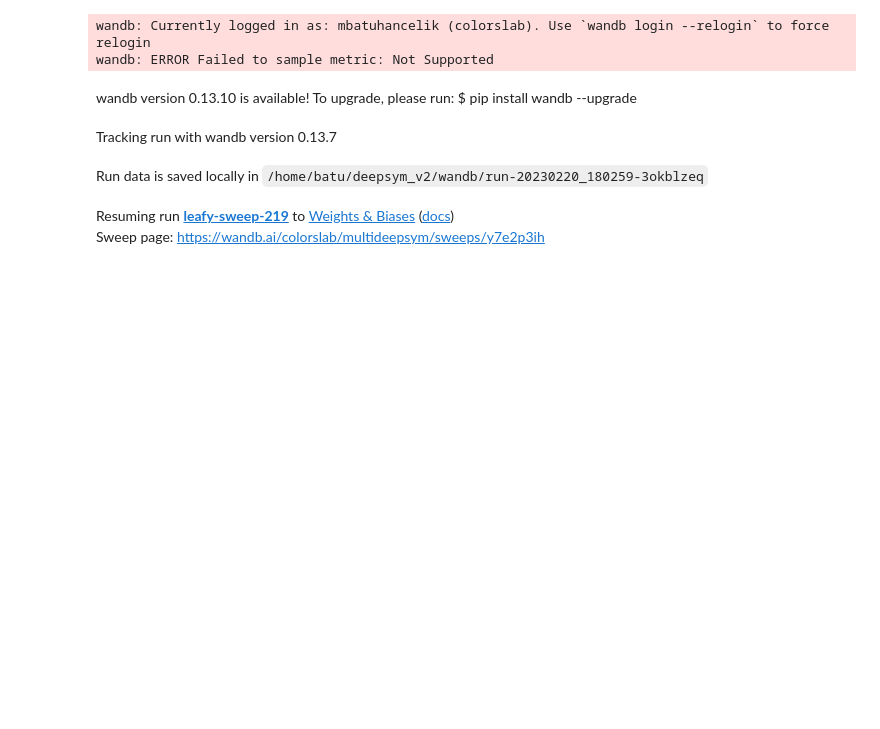
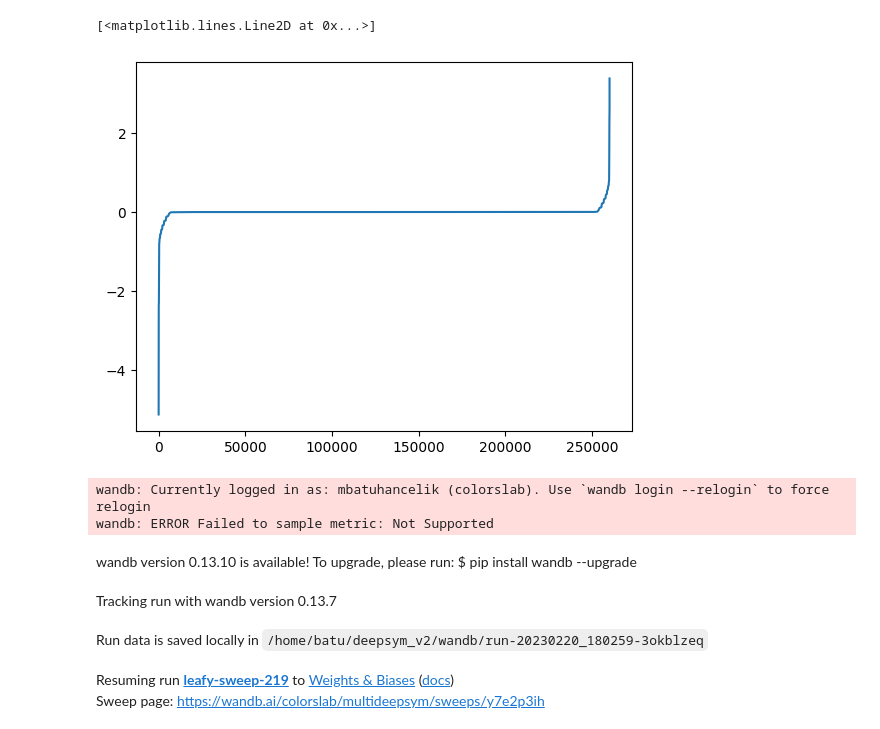
Before and after one commit to mbatuhancelik/deepsym_active_exploration_submission, a Jupyter notebook: visualize_data.ipynb, the cells around one changed output. Saved outputs shown, nothing was run; the diff lists cells and outputs as text; code cells hidden in the pictures; blank space fills up the shorter version.

```diff
--- a/visualize_data.ipynb
+++ b/visualize_data.ipynb
@@ -16,3 +84,9 @@ test_set = StateActionEffectDataset("v4", "test")
+# %%
+x.sort()
+plt.plot(x.numpy())
+# %% [output]
+[<matplotlib.lines.Line2D at 0x...>]
+[figure, added]
 # %%
 run = wandb.init(entity="colorslab",project="multideepsym", resume="must", id=run_id)
 run = wandb.Api().run("colorslab/multideepsym/" + run_id)
```
Also changed, not shown: parts of 19 cells of this notebook.
